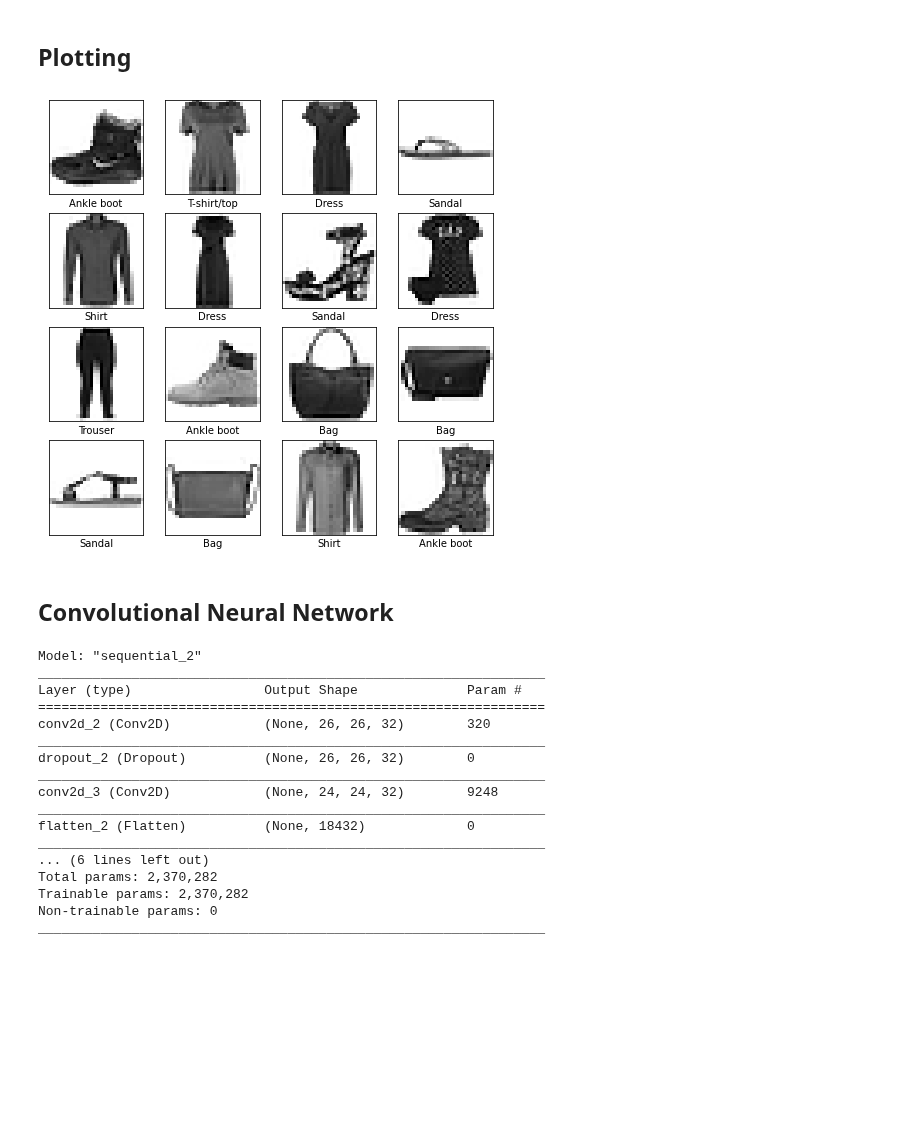
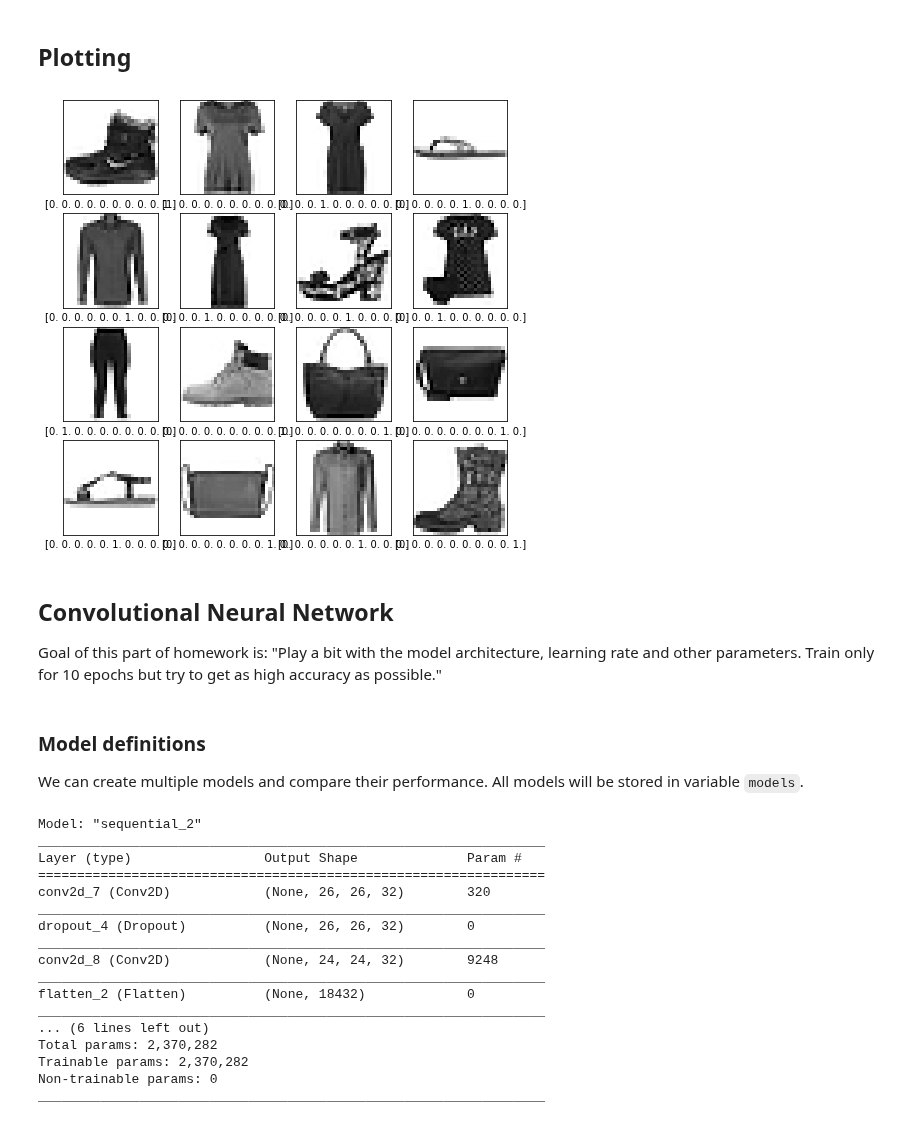
Before and after one commit to katarinagresova/M7DataSP_2020, a Jupyter notebook: assignment_03/mnist_fashion_keras.ipynb, the cells around one changed output. Cells and saved outputs as stored; diff of their text form; code cells hidden in the pictures; blank space fills up the shorter version.

Commit message:
Comparing two architectures

```diff
--- a/assignment_03/mnist_fashion_keras.ipynb
+++ b/assignment_03/mnist_fashion_keras.ipynb
@@ -55,16 +56,22 @@ y_train.shape
 # %%
 def plot_image(x, title = ""):
   plt.xticks([])
   plt.yticks([])
   plt.grid(False)
   plt.imshow(x, cmap=plt.cm.binary)
   plt.xlabel(title)
 
 plt.figure(figsize=(8,8))
 for i in range(0, 160, 10):
   plt.subplot(4, 4, i // 10 + 1)
-  plot_image(x_train[i].squeeze(), clothes_labels[y_train[i]])
+  plot_image(x_train[i].squeeze(), y_train[i])
 # %% [output]
-[figure, old version]
+[figure, new version]
-# %% [markdown]
-## Convolutional Neural Network
+# %% [markdown]
+## Convolutional Neural Network
+
+Goal of this part of homework is: "Play a bit with the model architecture, learning rate and other parameters. Train only for 10 epochs but try to get as high accuracy as possible."
+# %% [markdown]
+### Model definitions
+
+We can create multiple models and compare their performance. All models will be stored in variable `models`.
@@ -71,17 +81,15 @@ for i in range(0, 160, 10):
 # %%
 cnn_model = keras.Sequential([
       layers.Conv2D(input_shape=(28,28,1), filters = 32, kernel_size = (3,3), activation = 'relu'),
-      layers.Dropout(0.5),
+      layers.Dropout(0.6),
       layers.Conv2D(filters = 32, kernel_size = (3,3), activation = 'relu'),
       layers.Flatten(),
       layers.Dense(128, activation='relu'),
-      layers.Dropout(0.5),
+      layers.Dropout(0.6),
       layers.Dense(10, activation='softmax')
 ])
 
-cnn_model.compile(loss='categorical_crossentropy',
-                  optimizer=tf.keras.optimizers.Adam(),
-                  metrics=['accuracy'])
+models.append(["cnn", cnn_model])
 
 cnn_model.summary()
 # %% [output]
@@ -89,11 +97,11 @@ Model: "sequential_2"
 _________________________________________________________________
 Layer (type)                 Output Shape              Param #
 =================================================================
-conv2d_2 (Conv2D)            (None, 26, 26, 32)        320
+conv2d_7 (Conv2D)            (None, 26, 26, 32)        320
 _________________________________________________________________
-dropout_2 (Dropout)          (None, 26, 26, 32)        0
+dropout_4 (Dropout)          (None, 26, 26, 32)        0
 _________________________________________________________________
-conv2d_3 (Conv2D)            (None, 24, 24, 32)        9248
+conv2d_8 (Conv2D)            (None, 24, 24, 32)        9248
 _________________________________________________________________
 flatten_2 (Flatten)          (None, 18432)             0
 _________________________________________________________________
```
Also changed, not shown: parts of 9 cells of this notebook.
